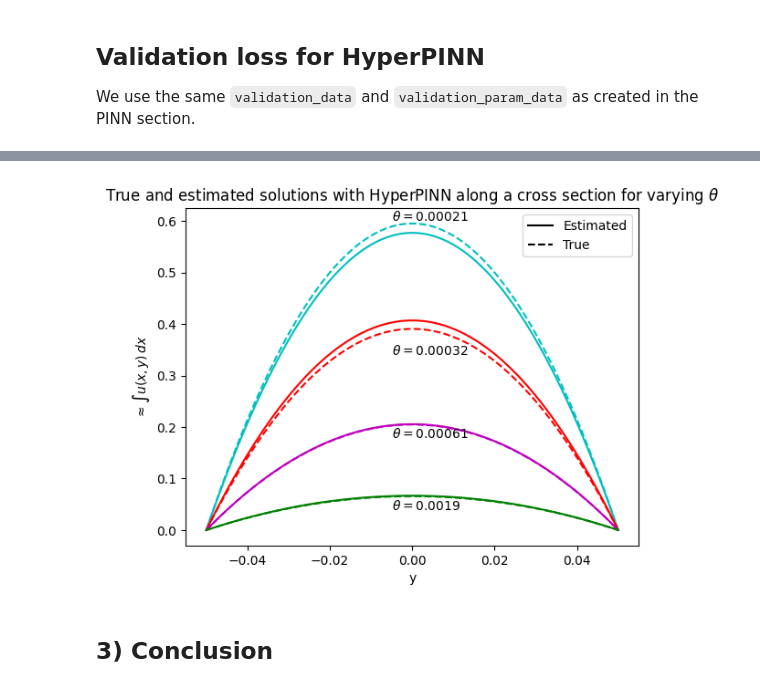
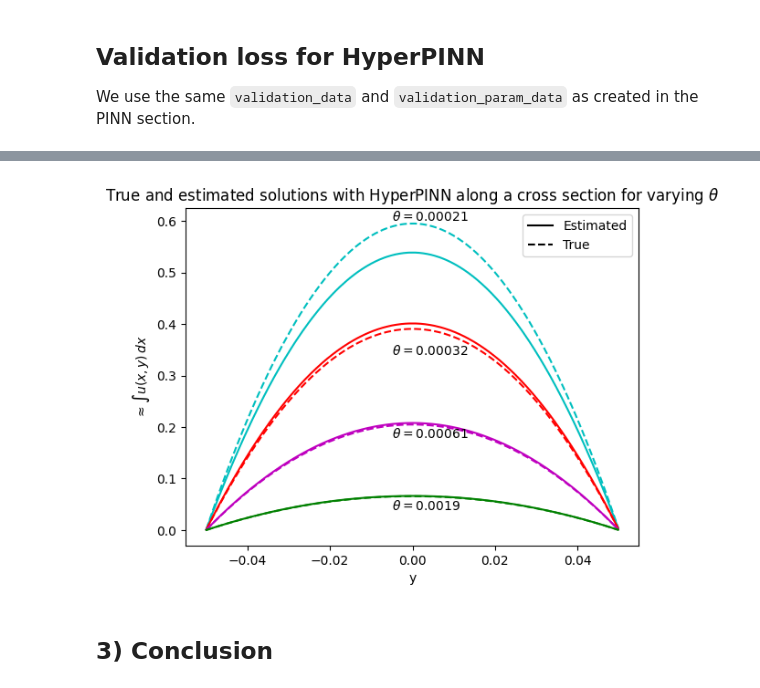
Before and after one commit to mia-jinns/jinns, a Jupyter notebook: Notebooks/PDE/2D_Navier_Stokes_PipeFlow_Metamodel_hyperpinn.ipynb, the cells around one changed output, grey strips where cells are left out. Cells and saved outputs as stored; diff of their text form; code cells hidden in the pictures.

```diff
--- a/Notebooks/PDE/2D_Navier_Stokes_PipeFlow_Metamodel_hyperpinn.ipynb
+++ b/Notebooks/PDE/2D_Navier_Stokes_PipeFlow_Metamodel_hyperpinn.ipynb
@@ -252,10 +235,10 @@ ns_loss = jinns.loss.NavierStokes2DStatio(u_key='u', p_key='p')
 # %%
-loss_weights = jinns.loss.LossWeightsPDEDict(dyn_loss=1.0)
+loss_weights = jinns.loss.LossWeightsPDEStatio(dyn_loss=1.0)
 
-loss = jinns.loss.SystemLossPDE(
-    u_dict={'u':u, 'p':p},
+loss = jinns.loss.LossPDEStatio(
+    u=u_p,
     loss_weights=loss_weights,
-    dynamic_loss_dict={'mass_conservation':mc_loss, 'navier_stokes':ns_loss},
-    params_dict=init_params
+    dynamic_loss=dyn_loss,
+    params=init_params
 )
 # %% [markdown]
@@ -388,8 +371,8 @@ We now plot some slices for fixed $\theta$ along with the true solution.
 # %%
 v_u_est_y_nu = lambda x, y_j, nu:vmap(
     # compute average over array x with y_j fixed.
-    lambda x, y_j: vmap(lambda z: u(jnp.stack([z, y_j], axis=-1), jinns.parameters.Params(
-            nn_params=validation_best_params.nn_params["u"],
+    lambda x, y_j: vmap(lambda z: u_p(jnp.stack([z, y_j], axis=-1), jinns.parameters.Params(
+            nn_params=validation_best_params.nn_params,
             eq_params={"rho": rho, "nu": jnp.array([nu])},
         ))[0],
     0, 0)(x).mean(),
@@ -491,17 +456,17 @@ p_init_nn_params = u_init_nn_params
 # %%
 param_train_data, param_batch = param_train_data.get_batch()
-init_params_hyper = jinns.parameters.ParamsDict(
-    nn_params={"u": u_init_nn_params, "p": p_init_nn_params},
+init_params_hyper = jinns.parameters.Params(
+    nn_params=u_p_init_nn_params,
     eq_params={"rho": rho, **param_batch},
 )
 # %%
-loss_weights = jinns.loss.LossWeightsPDEDict(dyn_loss=1.0)
+loss_weights = jinns.loss.LossWeightsPDEStatio(dyn_loss=1.0)
 
-loss_hyper = jinns.loss.SystemLossPDE(
-    u_dict={'u':u_hyper, 'p':p_hyper},
+loss_hyper = jinns.loss.LossPDEStatio(
+    u=u_p_hyper,
     loss_weights=loss_weights,
-    dynamic_loss_dict={'mass_conservation':mc_loss, 'navier_stokes':ns_loss},
-    params_dict=init_params_hyper
+    dynamic_loss=dyn_loss,
+    params=init_params_hyper
 )
 # %% [markdown]
 ## Validation loss for HyperPINN
@@ -570,8 +535,8 @@ plt.show();
 
 v_u_est_y_nu_hyper = lambda x, y_j, nu:vmap(
     # compute average over array x with y_j fixed.
-    lambda x, y_j: vmap(lambda z: u_hyper(jnp.stack([z, y_j], axis=-1), jinns.parameters.Params(
-            nn_params=validation_best_params_hyper.nn_params["u"],
+    lambda x, y_j: vmap(lambda z: u_p_hyper(jnp.stack([z, y_j], axis=-1), jinns.parameters.Params(
+            nn_params=validation_best_params_hyper.nn_params,
             eq_params={"rho": rho, "nu": jnp.array([nu])},
         ))[0],
                         0, 0)(x).mean(),
@@ -579,34 +544,34 @@ v_u_est_y_nu_hyper = lambda x, y_j, nu:vmap(
     0)(x, y_j)
 
 for nu, c in zip([0.00021, 0.00032, 0.00061, 0.0019], ['c', 'r', 'm', 'g']):
     plt.plot(
         train_data.omega[::10, 1].sort(axis=0),
         v_u_est_y_nu_hyper(
             train_data.omega[::10, 0].sort(axis=0),
             train_data.omega[::10, 1].sort(axis=0),
             nu),
         c
     )
 
     plt.plot(train_data.omega[::10, 1].sort(axis=0),
              vmap(lambda x: u_true(x, nu=nu), (0), 0)(train_data.omega[::10, 1].sort(axis=0)),
              c + '--'
     )
 
 plt.xlabel("y")
 plt.ylabel(r"$\approx \int u(x, y) \, dx$")
 line1, = plt.plot([0], "k", label='Estimated')
 line2, = plt.plot([0], "k--", label='True')
 plt.text(-0.005, 0.6, r"$\theta=0.00021$")
 plt.text(-0.005, 0.34, r"$\theta=0.00032$")
 plt.text(-0.005, 0.18, r"$\theta=0.00061$")
 plt.text(-0.005, 0.04, r"$\theta=0.0019$")
 plt.legend(handles=[line1,line2])
 plt.title(r"True and estimated solutions with HyperPINN along a cross section for varying $\theta$")
 # plt.savefig("NS_pipeflow_metamodel.png", transparent=True)
 plt.show()
 # %% [output]
-[figure, old version]
+[figure, new version]
 # %% [markdown]
 ## 3) Conclusion
 # %% [markdown]
```
Also changed, not shown: parts of 16 cells of this notebook, 1 other file.
